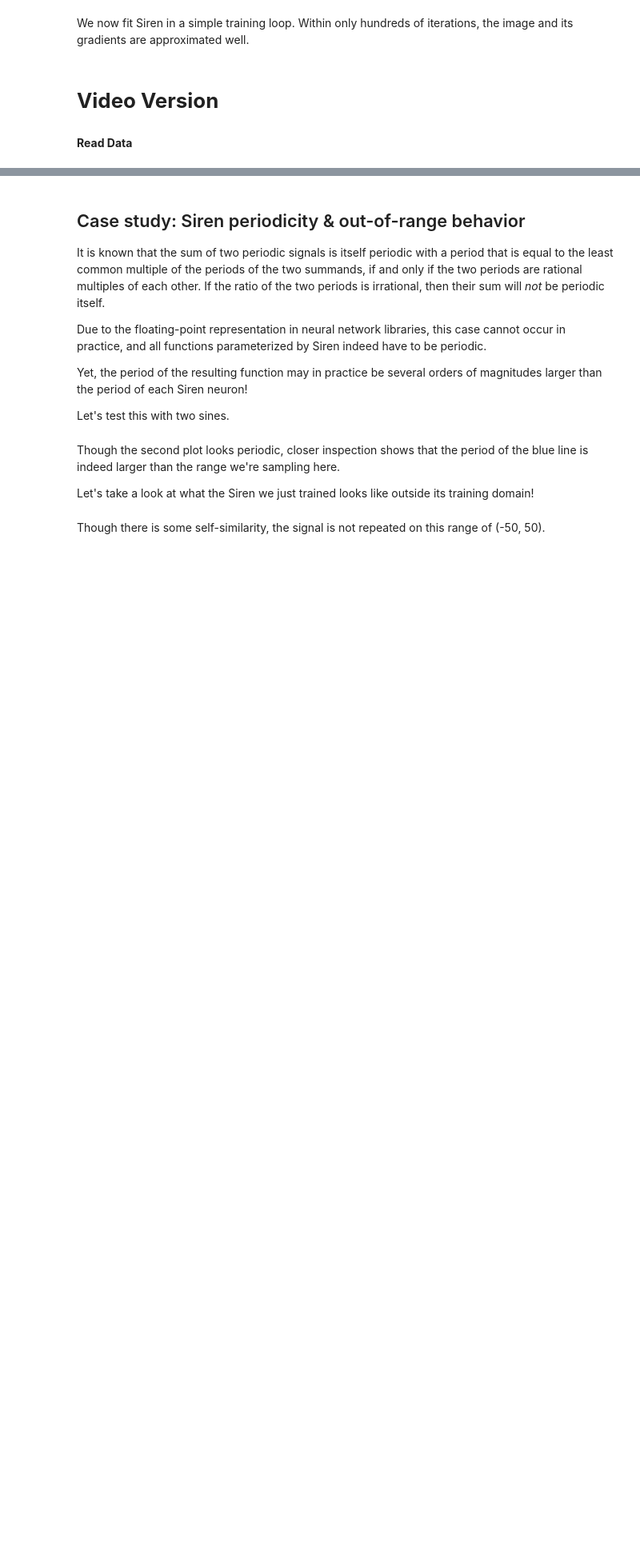
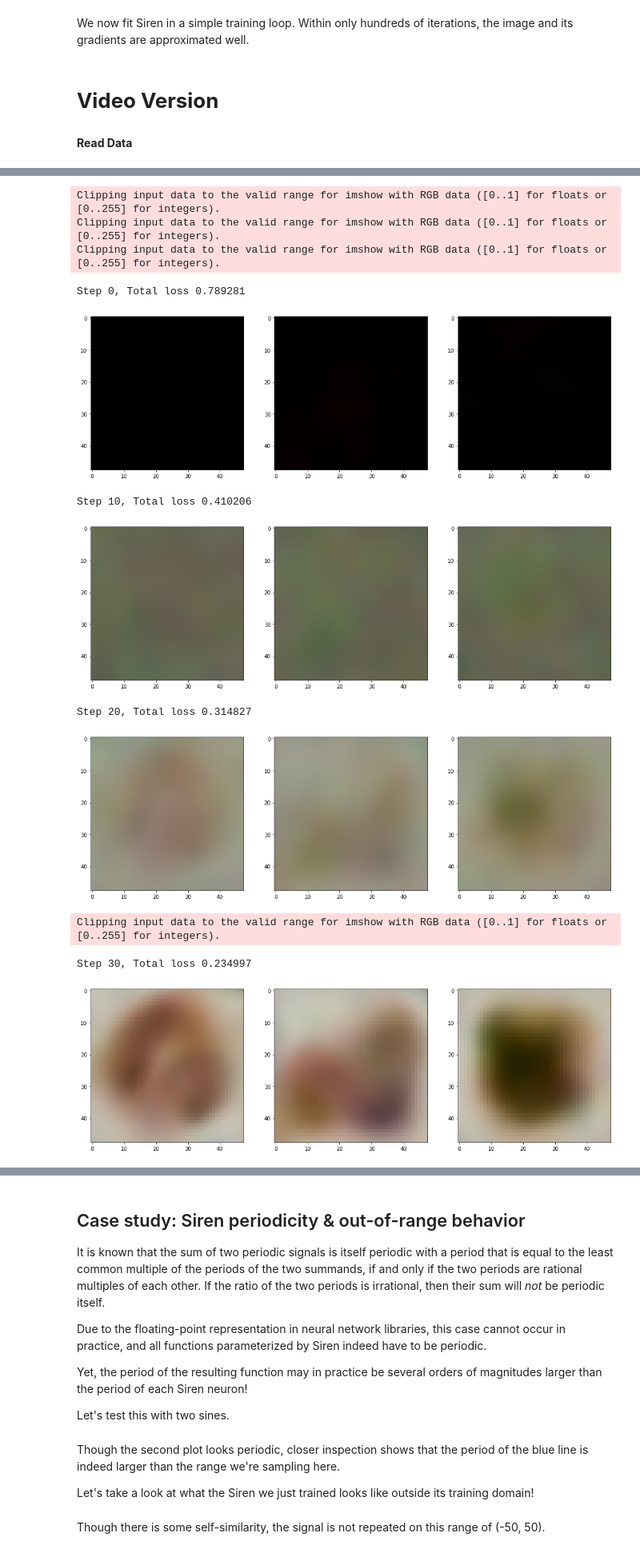
Before and after one commit to TheWeiss/cogntiv, a Jupyter notebook: explore_siren.ipynb, the cells around one changed output, grey strips where cells are left out. Shown at 80% size. Drawn from its saved outputs; the diff is of its cells as text; code cells hidden in the pictures; blank space fills up the shorter version.

```diff
--- a/explore_siren.ipynb
+++ b/explore_siren.ipynb
@@ -411,0 +476,10 @@ RuntimeError: ignored
+# %%
+img_size = 48
+img_num = 100
+n_dim = int(np.ceil(np.log2(img_num)))
+video_set = VideoFitting(meta_data, img_size, img_num)
+dataloader = DataLoader(video_set, batch_size=1, pin_memory=True, num_workers=0)
+
+img_siren = Siren(in_features=2+n_dim, out_features=3, hidden_features=256,
+                  hidden_layers=3, outermost_linear=True)
+img_siren.cuda()
@@ -411,0 +504,41 @@ RuntimeError: ignored
+# %%
+# With video version
+total_steps = 500 # Since the whole image is our dataset, this just means 500 gradient descent steps.
+steps_til_summary = 10
+
+optim = torch.optim.Adam(lr=1e-4, params=img_siren.parameters())
+
+model_input, ground_truth = next(iter(dataloader))
+model_input, ground_truth = model_input.cuda(), ground_truth.cuda()
+
+for step in range(total_steps):
+    model_output, coords = img_siren(model_input)
+    loss = ((model_output - ground_truth)**2).mean()
+
+    if not step % steps_til_summary:
+        print("Step %d, Total loss %0.6f" % (step, loss))
+        # img_grad = gradient(model_output, coords)
+        # img_laplacian = laplace(model_output, coords)
+
+        fig, axes = plt.subplots(1,3, figsize=(18,6))
+        axes[0].imshow(model_output.cpu().view(img_num, img_size,img_size, 3)[0,:,:,:].detach().numpy())
+        axes[1].imshow(model_output.cpu().view(img_num, img_size,img_size, 3)[1,:,:,:].detach().numpy())
+        axes[2].imshow(model_output.cpu().view(img_num, img_size,img_size, 3)[img_num-1,:,:,:].detach().numpy())
+        plt.show()
+
+    optim.zero_grad()
+    loss.backward()
+    optim.step()
+# %% [output]
+Clipping input data to the valid range for imshow with RGB data ([0..1] for floats or [0..255] for integers).
+Clipping input data to the valid range for imshow with RGB data ([0..1] for floats or [0..255] for integers).
+Clipping input data to the valid range for imshow with RGB data ([0..1] for floats or [0..255] for integers).
+Step 0, Total loss 0.789281
+[figure, added]
+Step 10, Total loss 0.410206
+[figure, added]
+Step 20, Total loss 0.314827
+[figure, added]
+Clipping input data to the valid range for imshow with RGB data ([0..1] for floats or [0..255] for integers).
+Step 30, Total loss 0.234997
+[figure, added]
```
Also changed, not shown: parts of 14 cells of this notebook.
